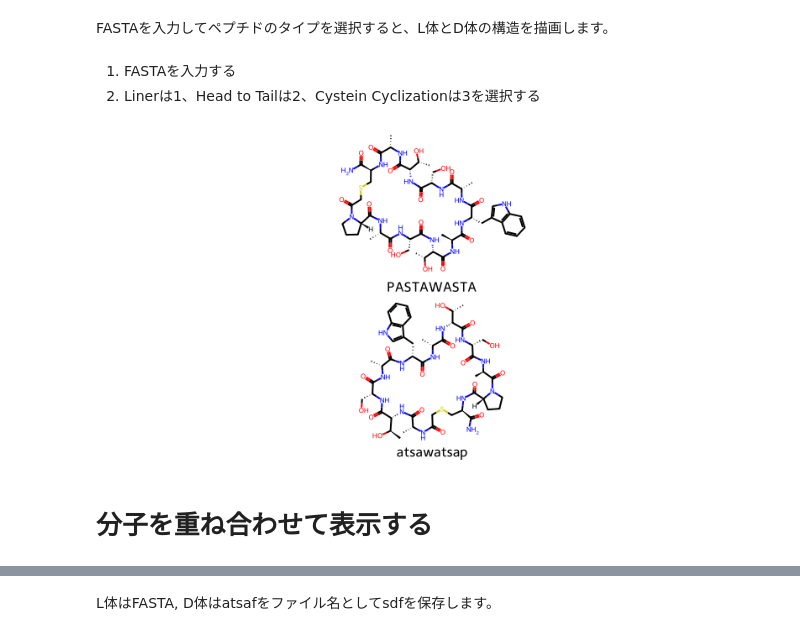
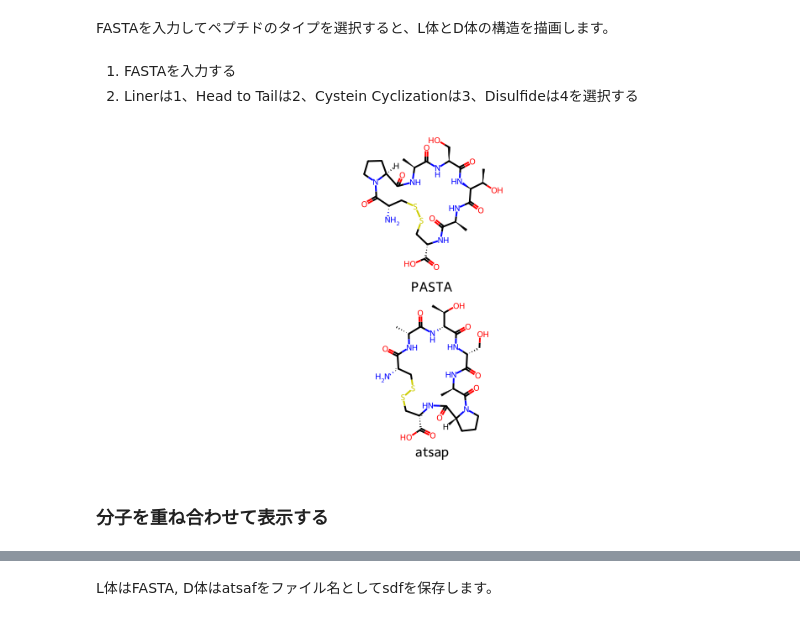
Before and after one commit to keetane/Streamlit, a Jupyter notebook: RetroInversian.ipynb, the cells around one changed output, grey strips where cells are left out. Cells and saved outputs as stored; diff of their text form; code cells hidden in the pictures.

Commit message:
Simple Disulfide cyclization was added

```diff
--- a/RetroInversian.ipynb
+++ b/RetroInversian.ipynb
@@ -4,7 +4,7 @@
 FASTAを入力してペプチドのタイプを選択すると、L体とD体の構造を描画します。
 # %% [markdown]
 1. FASTAを入力する
-2. Linerは1、Head to Tailは2、Cystein Cyclizationは3を選択する
+2. Linerは1、Head to Tailは2、Cystein Cyclizationは3、Disulfideは4を選択する
 # %%
 from rdkit import Chem
 from rdkit.Chem import Draw, rdDepictor, AllChem
@@ -52,13 +52,14 @@ daaa['T'] = 'N[C@@]([C@]([H])(O)C)([H])C(=O)'
 PepType = {
     '1' : 'Liner',
     '2' : 'Head to Tail',
-    '3' : 'Cystein Cyclization'
+    '3' : 'Cystein Cyclization',
+    '4' : 'Symple Disulfide'
 }
 
 
 FASTA = input('FASTA?')
 fasta = FASTA[::-1]
-type = input('choose PepType number')
+type = input('Liner:1, Head to Tail:2, Cyctein Cyclization:3, Disulfide:4')
 
 # FASTA = 'CAWAFAAAC'
 # fasta = FASTA[::-1]
@@ -72,36 +73,43 @@ d_sec = ''.join([daaa[aa] for aa in fasta])
 l_liner = l_sec + 'O'
 d_liner = d_sec + 'O'
 
 # Head to Tail
 l_ht = 'N9' + l_sec[1:-4] + '9(=O)'
 d_ht = 'N9' + d_sec[1:-4] + '9(=O)'
 
 # Cystein Cyclization
 l_cc = 'C9C(=O)' + l_sec + 'N[C@@]([H])(CS9)C(=O)N'
 d_cc = 'C9C(=O)' + d_sec + 'N[C@@](CS9)([H])C(=O)N'
 
+# Symple Disulfide
+l_ds = 'N[C@@]([H])(CS9)C(=O)' + l_sec + 'N[C@@]([H])(CS9)C(=O)O'
+d_ds = 'N([H])[C@@](CS9)C(=O)' + d_sec + 'N([H])[C@@](CS9)C(=O)O'
+
 # Draw.MolToImage(Chem.MolFromSmiles(l_ht), size=(1000, 400))
 
 if type == '2':
     l_smiles = l_ht
     d_smiles = d_ht
 elif type == '3':
     l_smiles = l_cc
     d_smiles = d_cc
+elif type == '4':
+    l_smiles = l_ds
+    d_smiles = d_ds
 else:
     l_smiles = l_liner
     d_smiles = d_liner
 
 # generate molecules
 l_mol = Chem.MolFromSmiles(l_smiles)
 d_mol = Chem.MolFromSmiles(d_smiles)
 
 # output
 Draw.MolsToGridImage([l_mol, d_mol], molsPerRow=1, subImgSize=(800,200), legends=[FASTA, fasta.lower()])
 # %% [output]
-[figure, old version]
+[figure, new version]
 # %% [markdown]
-# 分子を重ね合わせて表示する
+### 分子を重ね合わせて表示する
 # %%
 from rdkit.Chem import AllChem, rdMolAlign, Draw, rdMolDescriptors
 
```
Also changed, not shown: parts of 9 cells of this notebook, 1 other file.
